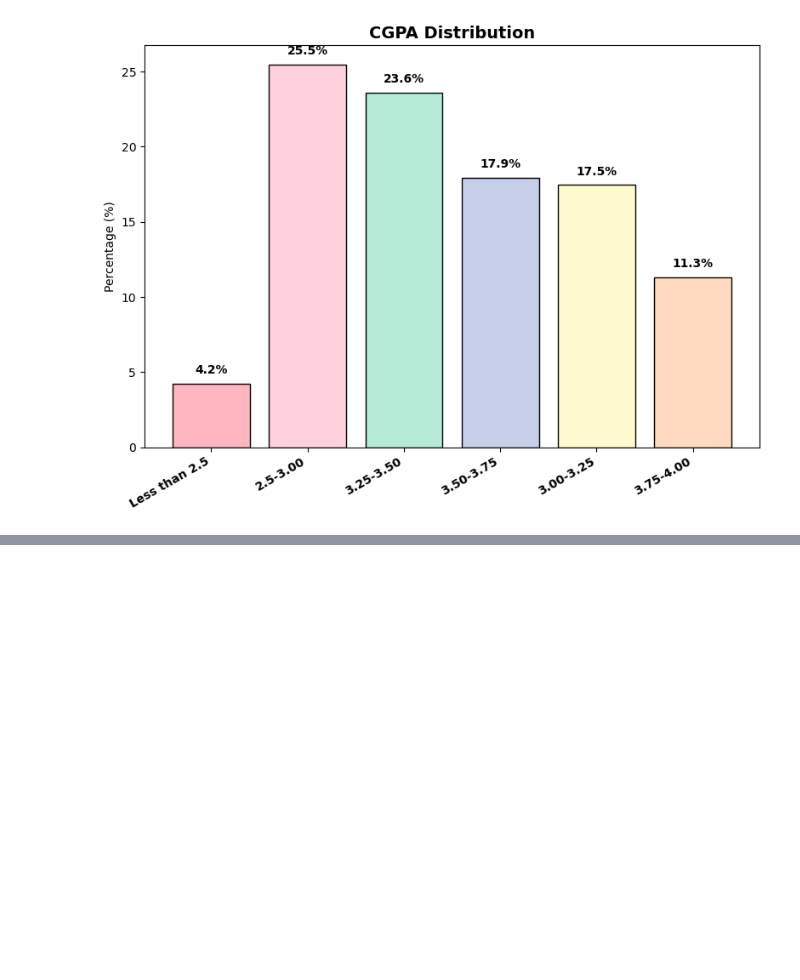
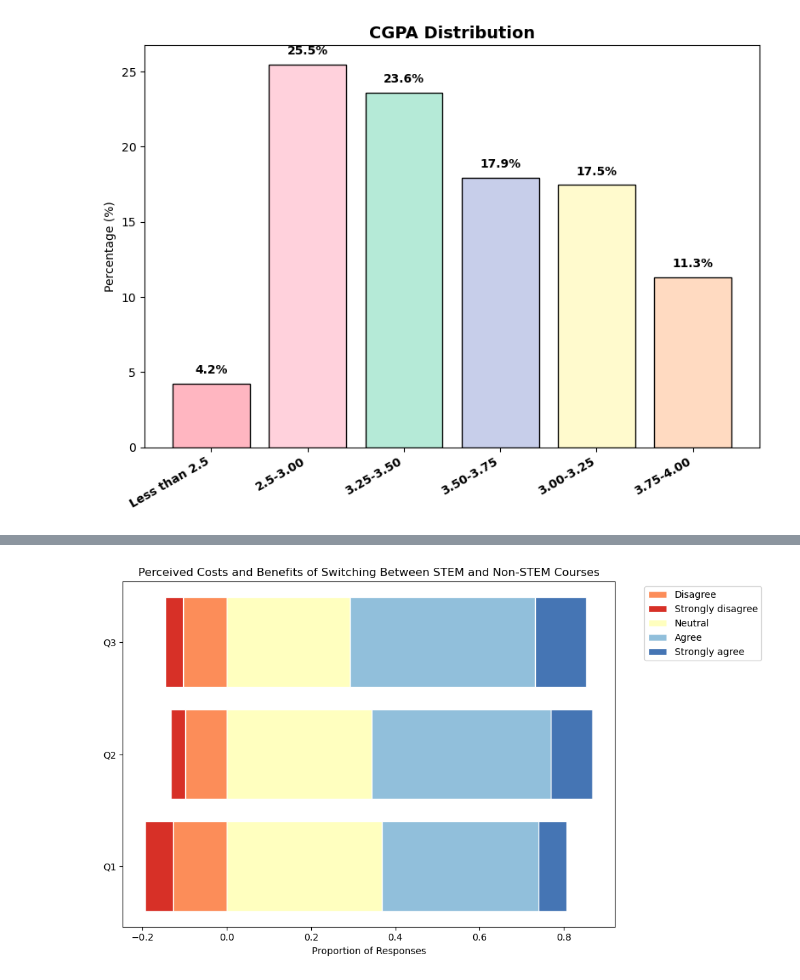
Before and after one commit to abkafi1234/StudentGrumbling, a Jupyter notebook: EDA.ipynb, the cells around one changed output, grey strips where cells are left out. Saved outputs shown, nothing was run; the diff lists cells and outputs as text; code cells hidden in the pictures; blank space fills up the shorter version.

```diff
--- a/EDA.ipynb
+++ b/EDA.ipynb
@@ -171,0 +190,71 @@ plt.show()
+# %%
+import pandas as pd
+import matplotlib.pyplot as plt
+import numpy as np
+
+# Load your data
+# Replace 'your_data.csv' with your actual file path
+
+
+# Questions
+questions = [
+    "Adjusting my learning style for non-STEM courses is more challenging than for STEM courses. (Switching Cost)",
+    "Switching focus from STEM to non-STEM subjects is mentally exhausting. (Switching Cost)",
+    "Non-STEM courses improve my soft skills, such as communication and critical thinking. (Switching Benefit)"
+]
+
+# Likert scale categories in order
+likert_order = ["Strongly disagree", "Disagree", "Neutral", "Agree", "Strongly agree"]
+
+# Colors for negative, neutral, positive
+colors = {
+    "Strongly disagree": "#d73027",
+    "Disagree": "#fc8d59",
+    "Neutral": "#ffffbf",
+    "Agree": "#91bfdb",
+    "Strongly agree": "#4575b4"
+}
+
+# Count responses for each question
+counts = {}
+for q in questions:
+    counts[q] = data[q].value_counts().reindex(likert_order, fill_value=0)
+
+# Convert counts to proportions
+proportions = pd.DataFrame(counts).T
+proportions = proportions.div(proportions.sum(axis=1), axis=0)
+
+# Separate negative and positive responses
+negatives = proportions[["Strongly disagree", "Disagree"]].sum(axis=1)
+positives = proportions[["Agree", "Strongly agree"]].sum(axis=1)
+neutral = proportions["Neutral"]
+
+# Create figure
+fig, ax = plt.subplots(figsize=(10, 6))
+
+# Start plotting bars
+y_pos = np.arange(len(questions))
+
+# Negative bars (to the left)
+left = -negatives
+ax.barh(y_pos, -proportions["Disagree"], color=colors["Disagree"], edgecolor='white', label="Disagree")
+ax.barh(y_pos, -proportions["Strongly disagree"], left=-proportions["Disagree"], color=colors["Strongly disagree"], edgecolor='white', label="Strongly disagree")
+
+# Neutral bars
+ax.barh(y_pos, neutral, color=colors["Neutral"], edgecolor='white', label="Neutral")
+
+# Positive bars (to the right)
+ax.barh(y_pos, proportions["Agree"], left=neutral, color=colors["Agree"], edgecolor='white', label="Agree")
+ax.barh(y_pos, proportions["Strongly agree"], left=neutral+proportions["Agree"], color=colors["Strongly agree"], edgecolor='white', label="Strongly agree")
+
+# Formatting
+ax.set_yticks(y_pos)
+ax.set_yticklabels([f"Q{i+1}" for i in range(len(questions))])
+ax.set_xlabel("Proportion of Responses")
+ax.set_title("Perceived Costs and Benefits of Switching Between STEM and Non-STEM Courses")
+ax.legend(bbox_to_anchor=(1.05, 1), loc='upper left')
+
+plt.tight_layout()
+plt.show()
+# %% [output]
+[figure, added]
```
Also changed, not shown: parts of 9 cells of this notebook, 1 other file.
